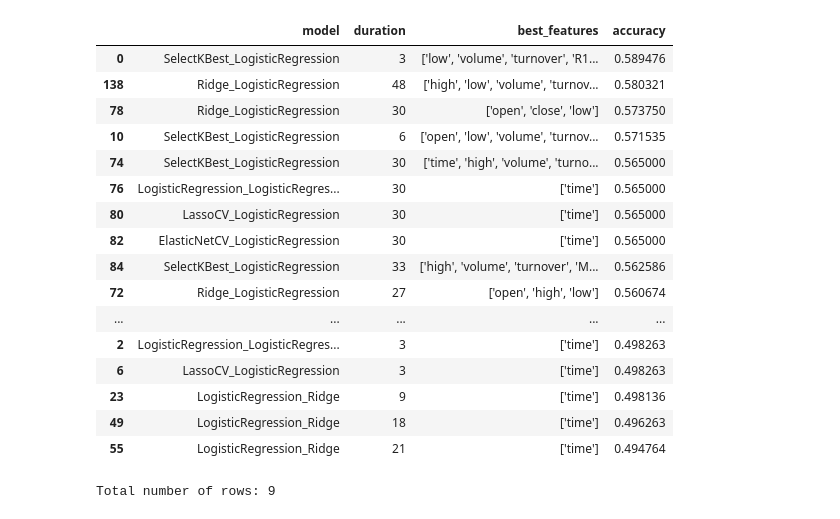
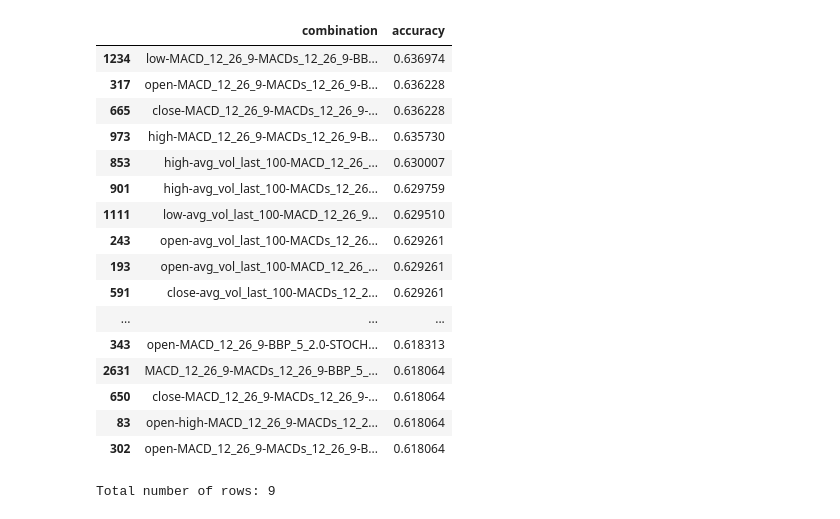
Before and after one commit to Jnorm911/websocket_trading, a Jupyter notebook: notebooks/tables_4_data.ipynb, the cells around one changed output. Cells and saved outputs as stored; diff of their text form; code cells hidden in the pictures.

```diff
--- a/notebooks/tables_4_data.ipynb
+++ b/notebooks/tables_4_data.ipynb
@@ -1,44 +1,44 @@
 # %%
 import pandas as pd
 
 # Increase the max_colwidth display option
-pd.set_option('display.max_rows',None)
+pd.set_option('display.max_colwidth', None)
 
-df = pd.read_csv("C:\\Users\\jnorm\\Projects\\websocket_trading\\linear_standard_results.csv")
+df = pd.read_csv("C:\\Users\\jnorm\\Projects\\websocket_trading\\combinations_accuracy.csv")
 
 # Sort DataFrame by 'Best Score' column
-sorted_df = df[df['model'].str.contains('LogisticRegression')].sort_values(by='accuracy', ascending=False)
+sorted_df = df.sort_values(by='accuracy', ascending=False)
 
 sorted_df.head(100)
 # # Filter rows with an accuracy greater than or equal to 0.55
 # filtered_df = df[df['Score'] >= 0.55]
 
 # # Filter the DataFrame to show only rows where 'Type' is equal to 'minmax'
 # type_df = filtered_df[filtered_df['Type'] == 'minmax']
 
 # # Sort the minmax DataFrame by 'Score' in descending order
 # sorted_df = type_df.sort_values(by='Best_Score', axis=0, ascending=False)
 
 # # Display the resulting DataFrame
 # sorted_df['Model']
 # %% [output]
-|  | model | duration | best_features | accuracy |
-| 0 | SelectKBest_LogisticRegression | 3 | ['low', 'volume', 'turnover', 'R1... | 0.589476 |
-| 138 | Ridge_LogisticRegression | 48 | ['high', 'low', 'volume', 'turnov... | 0.580321 |
-| 78 | Ridge_LogisticRegression | 30 | ['open', 'close', 'low'] | 0.573750 |
-| 10 | SelectKBest_LogisticRegression | 6 | ['open', 'low', 'volume', 'turnov... | 0.571535 |
-| 74 | SelectKBest_LogisticRegression | 30 | ['time', 'high', 'volume', 'turno... | 0.565000 |
-| 76 | LogisticRegression_LogisticRegres... | 30 | ['time'] | 0.565000 |
-| 80 | LassoCV_LogisticRegression | 30 | ['time'] | 0.565000 |
-| 82 | ElasticNetCV_LogisticRegression | 30 | ['time'] | 0.565000 |
-| 84 | SelectKBest_LogisticRegression | 33 | ['high', 'volume', 'turnover', 'M... | 0.562586 |
-| 72 | Ridge_LogisticRegression | 27 | ['open', 'high', 'low'] | 0.560674 |
-| ... | ... | ... | ... | ... |
-| 2 | LogisticRegression_LogisticRegres... | 3 | ['time'] | 0.498263 |
-| 6 | LassoCV_LogisticRegression | 3 | ['time'] | 0.498263 |
-| 23 | LogisticRegression_Ridge | 9 | ['time'] | 0.498136 |
-| 49 | LogisticRegression_Ridge | 18 | ['time'] | 0.496263 |
-| 55 | LogisticRegression_Ridge | 21 | ['time'] | 0.494764 |
+|  | combination | accuracy |
+| 1234 | low-MACD_12_26_9-MACDs_12_26_9-BB... | 0.636974 |
+| 317 | open-MACD_12_26_9-MACDs_12_26_9-B... | 0.636228 |
+| 665 | close-MACD_12_26_9-MACDs_12_26_9-... | 0.636228 |
+| 973 | high-MACD_12_26_9-MACDs_12_26_9-B... | 0.635730 |
+| 853 | high-avg_vol_last_100-MACD_12_26_... | 0.630007 |
+| 901 | high-avg_vol_last_100-MACDs_12_26... | 0.629759 |
+| 1111 | low-avg_vol_last_100-MACD_12_26_9... | 0.629510 |
+| 243 | open-avg_vol_last_100-MACDs_12_26... | 0.629261 |
+| 193 | open-avg_vol_last_100-MACD_12_26_... | 0.629261 |
+| 591 | close-avg_vol_last_100-MACDs_12_2... | 0.629261 |
+| ... | ... | ... |
+| 343 | open-MACD_12_26_9-BBP_5_2.0-STOCH... | 0.618313 |
+| 2631 | MACD_12_26_9-MACDs_12_26_9-BBP_5_... | 0.618064 |
+| 650 | close-MACD_12_26_9-MACDs_12_26_9-... | 0.618064 |
+| 83 | open-high-MACD_12_26_9-MACDs_12_2... | 0.618064 |
+| 302 | open-MACD_12_26_9-MACDs_12_26_9-B... | 0.618064 |
 # %%
 # Count the total number of rows in the displayed DataFrame
 print(f"\nTotal number of rows: {sorted_df.shape[0]}")
```
Also changed, not shown: 2 other files.
